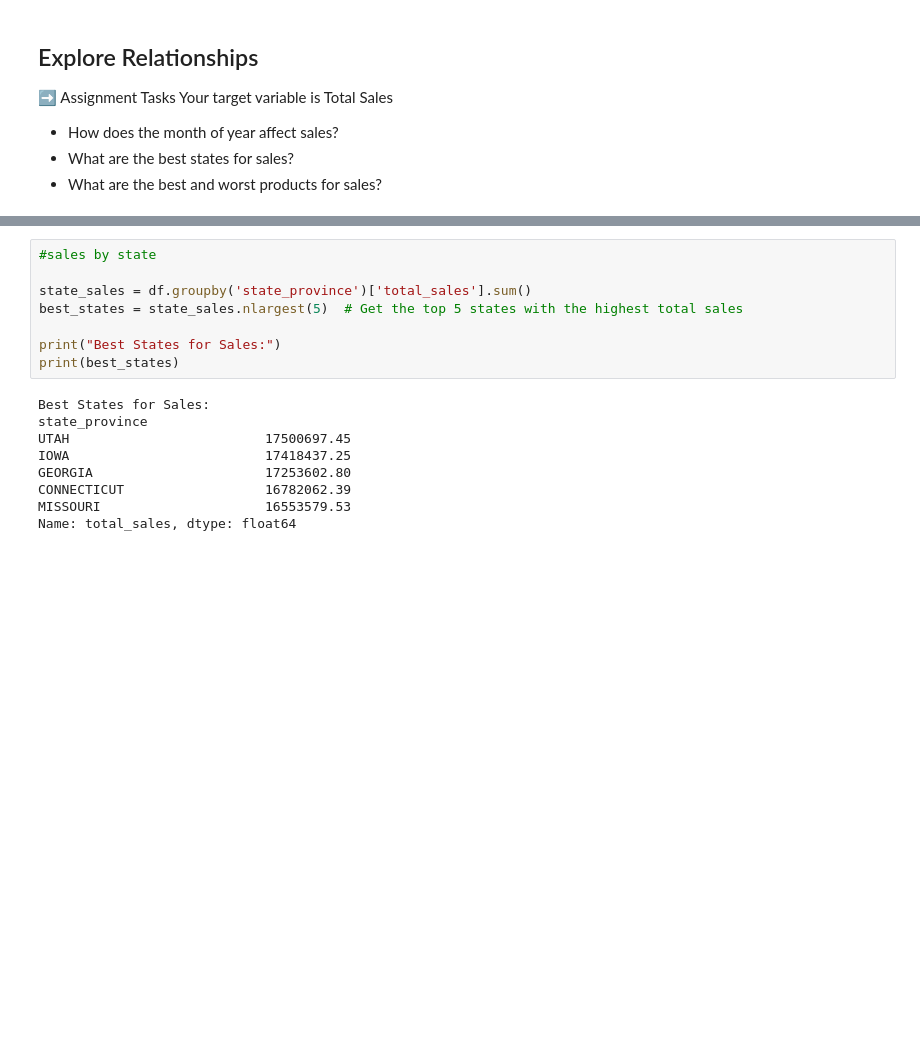
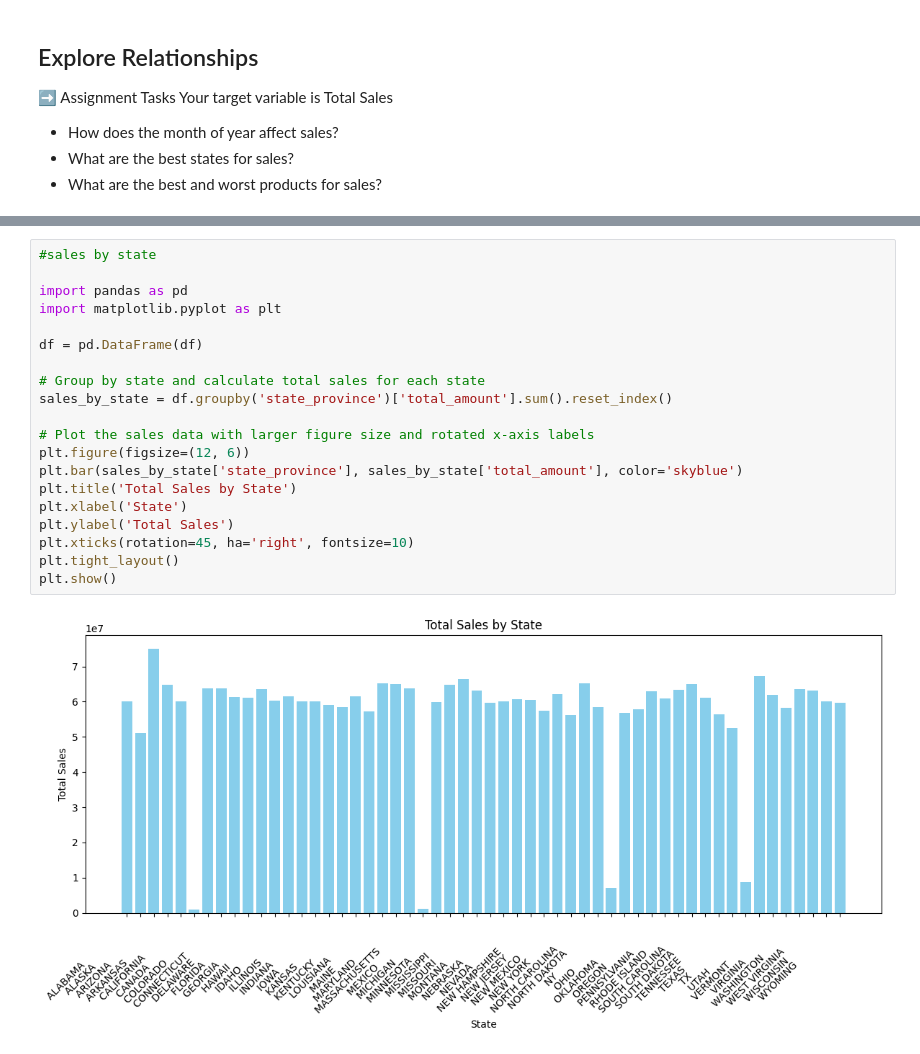
Before and after one commit to sallytran02/IS4487, a Jupyter notebook: lab6_retailer_eda.ipynb, the cells around one changed output, grey strips where cells are left out. Cells and saved outputs as stored; diff of their text form; blank space fills up the shorter version.

```diff
--- a/lab6_retailer_eda.ipynb
+++ b/lab6_retailer_eda.ipynb
@@ -309,23 +301,28 @@ plt.tight_layout()
 plt.show()
 # %% [output]
 [figure]
-# %%
-#sales by state
-
-state_sales = df.groupby('state_province')['total_sales'].sum()
-best_states = state_sales.nlargest(5)  # Get the top 5 states with the highest total sales
-
-print("Best States for Sales:")
-print(best_states)
-# %% [output]
-Best States for Sales:
-state_province
-UTAH                         17500697.45
-IOWA                         17418437.25
-GEORGIA                      17253602.80
-CONNECTICUT                  16782062.39
-MISSOURI                     16553579.53
-Name: total_sales, dtype: float64
+# %%
+#sales by state
+
+import pandas as pd
+import matplotlib.pyplot as plt
+
+df = pd.DataFrame(df)
+
+# Group by state and calculate total sales for each state
+sales_by_state = df.groupby('state_province')['total_amount'].sum().reset_index()
+
+# Plot the sales data with larger figure size and rotated x-axis labels
+plt.figure(figsize=(12, 6))
+plt.bar(sales_by_state['state_province'], sales_by_state['total_amount'], color='skyblue')
+plt.title('Total Sales by State')
+plt.xlabel('State')
+plt.ylabel('Total Sales')
+plt.xticks(rotation=45, ha='right', fontsize=10)
+plt.tight_layout()
+plt.show()
+# %% [output]
+[figure, added]
 # %%
 #sales by product
 
```
Also changed, not shown: parts of 7 cells of this notebook.
